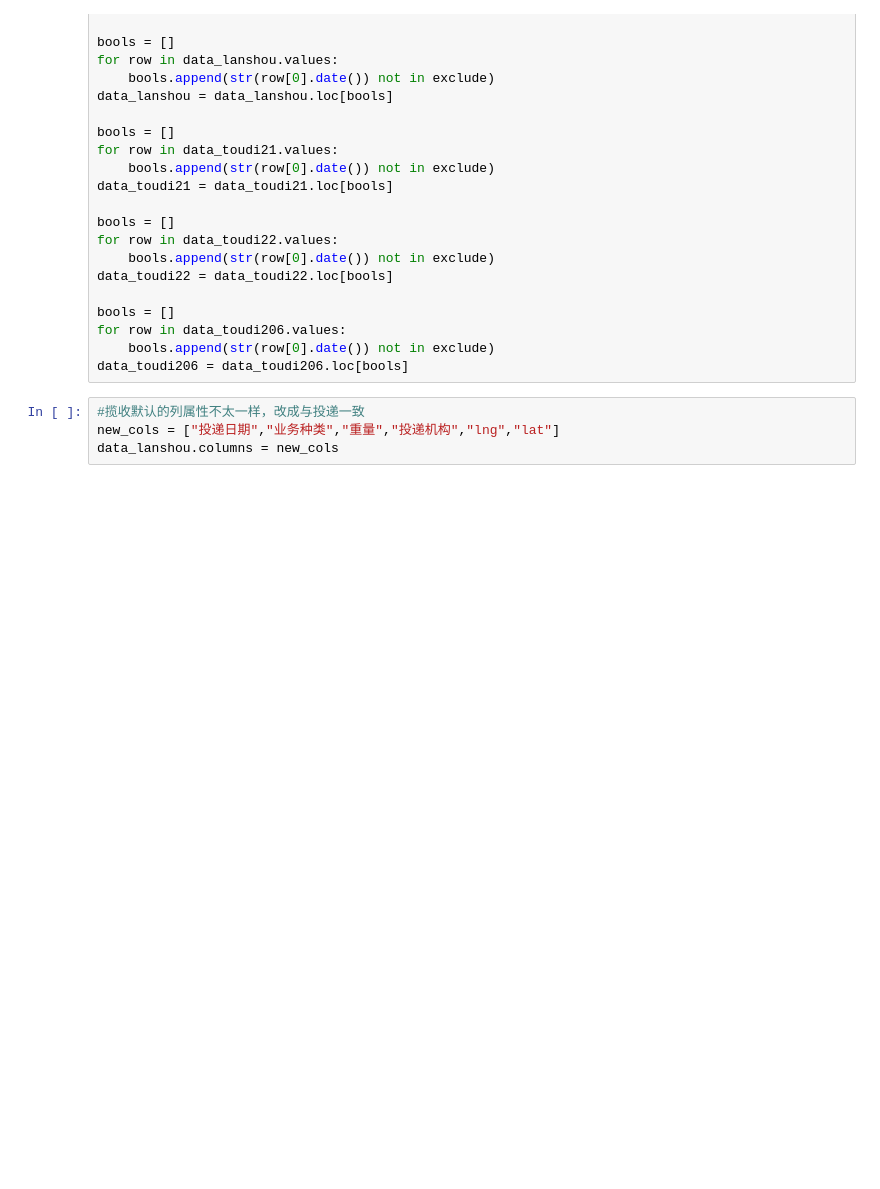
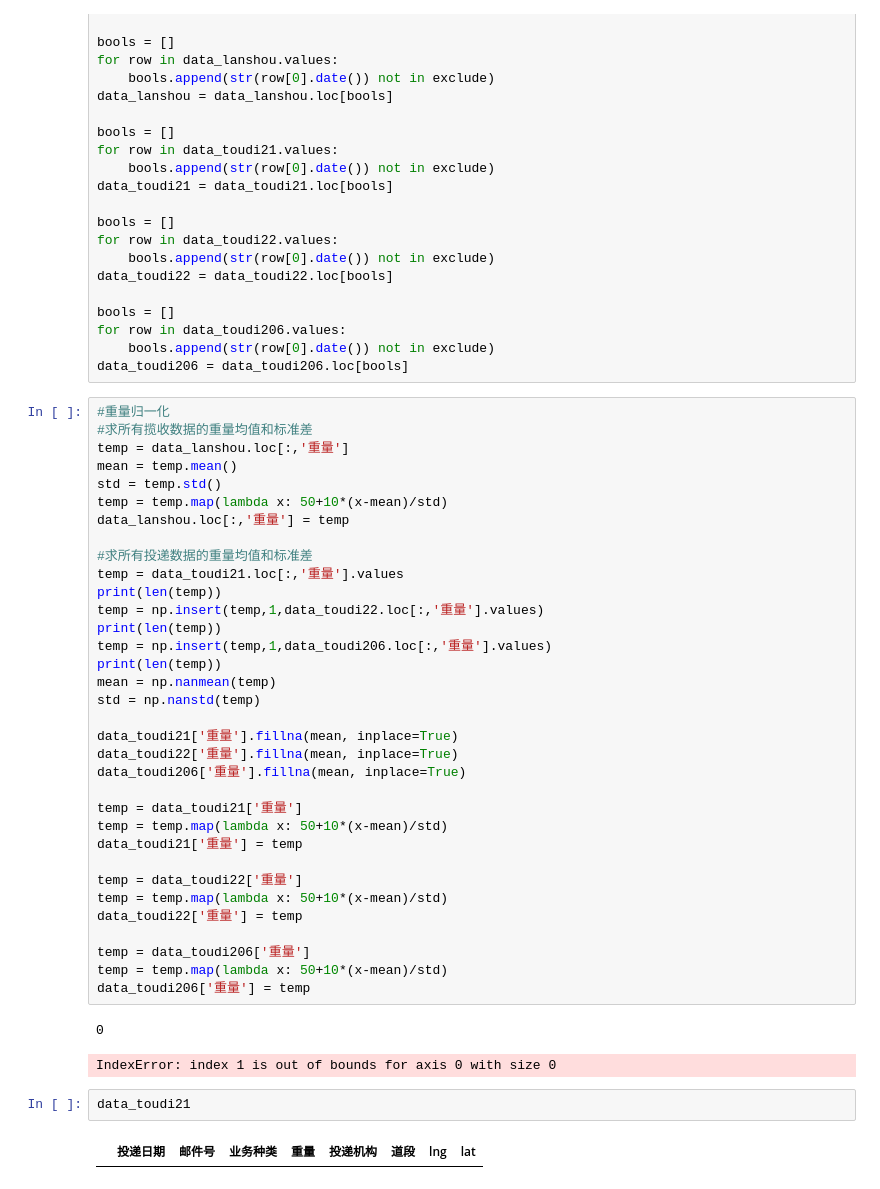
Before and after one commit to SpikeChang/Postal_Brain, a Jupyter notebook: code/handing.ipynb, the cells around one changed output. Cells and saved outputs as stored; diff of their text form; blank space fills up the shorter version.

```diff
--- a/code/handing.ipynb
+++ b/code/handing.ipynb
@@ -62,7 +132,44 @@ bools = []
 for row in data_toudi206.values:
     bools.append(str(row[0].date()) not in exclude)
 data_toudi206 = data_toudi206.loc[bools]
-# %%
-#揽收默认的列属性不太一样，改成与投递一致
-new_cols = ["投递日期","业务种类","重量","投递机构","lng","lat"]
-data_lanshou.columns = new_cols
+# %%
+#重量归一化
+#求所有揽收数据的重量均值和标准差
+temp = data_lanshou.loc[:,'重量']
+mean = temp.mean()
+std = temp.std()
+temp = temp.map(lambda x: 50+10*(x-mean)/std)
+data_lanshou.loc[:,'重量'] = temp
+
+#求所有投递数据的重量均值和标准差
+temp = data_toudi21.loc[:,'重量'].values
+print(len(temp))
+temp = np.insert(temp,1,data_toudi22.loc[:,'重量'].values)
+print(len(temp))
+temp = np.insert(temp,1,data_toudi206.loc[:,'重量'].values)
+print(len(temp))
+mean = np.nanmean(temp)
+std = np.nanstd(temp)
+
+data_toudi21['重量'].fillna(mean, inplace=True)
+data_toudi22['重量'].fillna(mean, inplace=True)
+data_toudi206['重量'].fillna(mean, inplace=True)
+
+temp = data_toudi21['重量']
+temp = temp.map(lambda x: 50+10*(x-mean)/std)
+data_toudi21['重量'] = temp
+
+temp = data_toudi22['重量']
+temp = temp.map(lambda x: 50+10*(x-mean)/std)
+data_toudi22['重量'] = temp
+
+temp = data_toudi206['重量']
+temp = temp.map(lambda x: 50+10*(x-mean)/std)
+data_toudi206['重量'] = temp
+# %% [output]
+0
+IndexError: index 1 is out of bounds for axis 0 with size 0
+# %%
+data_toudi21
+# %% [output]
+|  | 投递日期 | 邮件号 | 业务种类 | 重量 | 投递机构 | 道段 | lng | lat |
```
Also changed, not shown: parts of 16 cells of this notebook.
